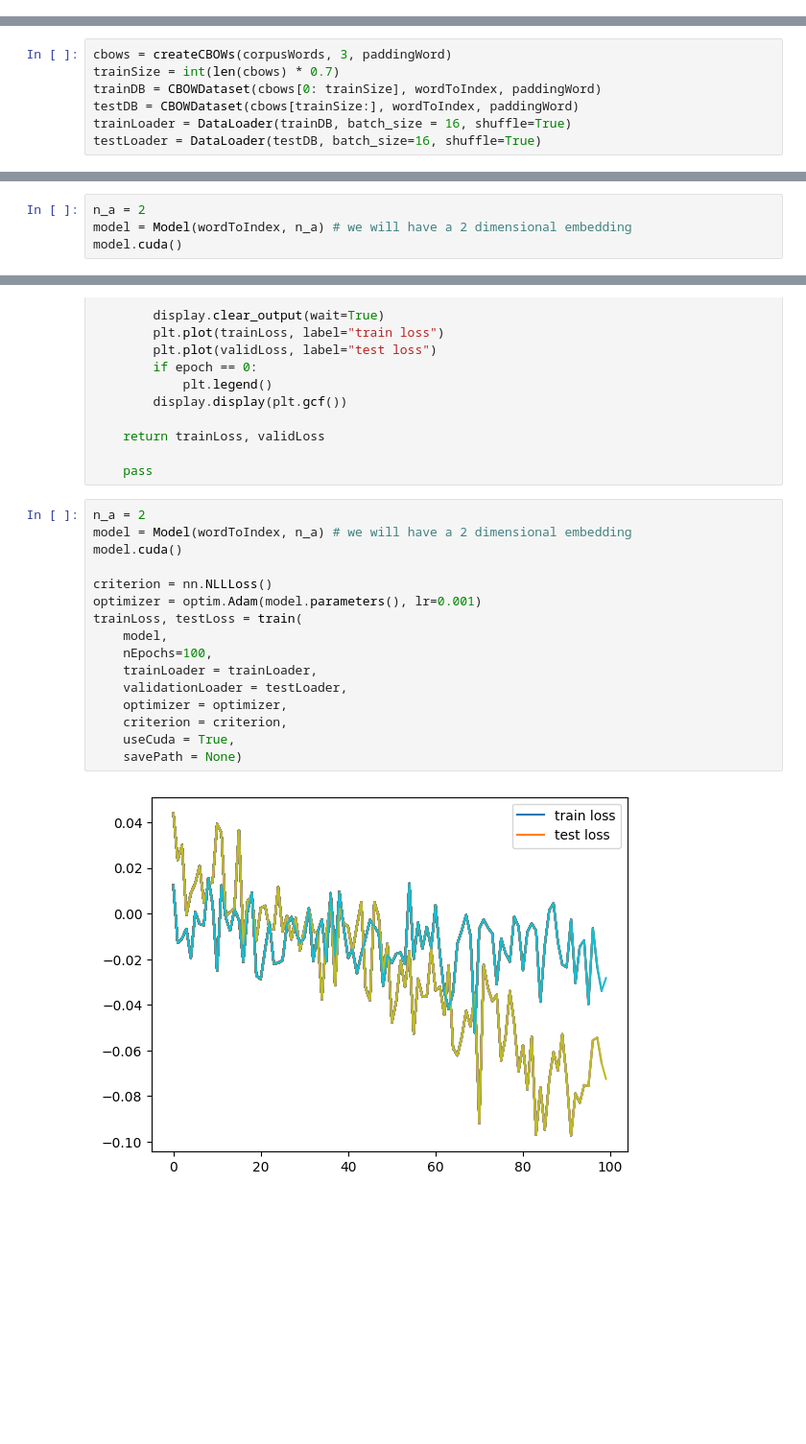
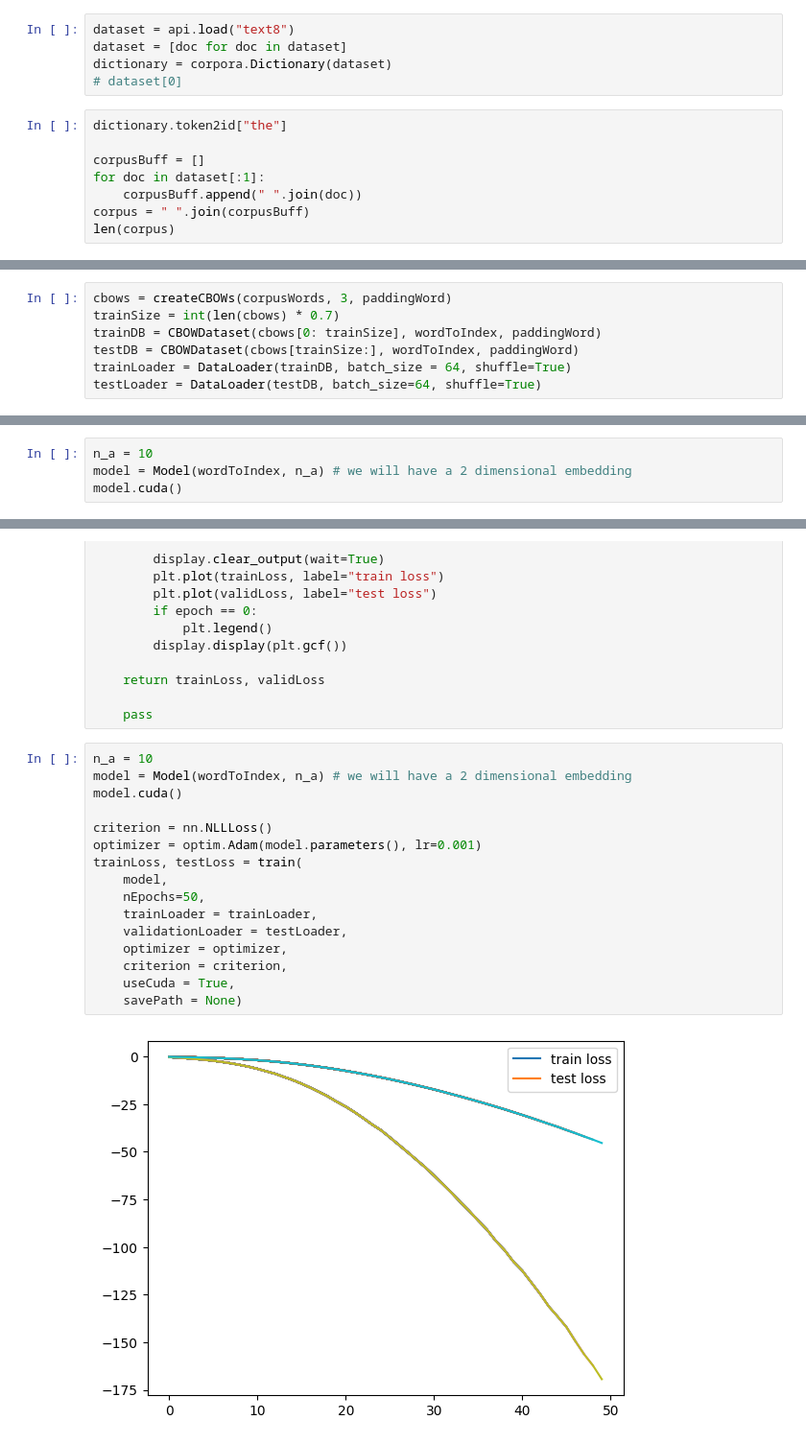
Before and after one commit to adhocmaster/nlp-practice, a Jupyter notebook: tasks/embedding-word2vec.ipynb, the cells around one changed output, grey strips where cells are left out. Shown: that part at 96% size. Saved outputs shown, nothing was run; the diff lists cells and outputs as text; blank space fills up the shorter version.

```diff
--- a/tasks/embedding-word2vec.ipynb
+++ b/tasks/embedding-word2vec.ipynb
@@ -52,0 +55,13 @@ dataDir
+# %%
+dataset = api.load("text8")
+dataset = [doc for doc in dataset]
+dictionary = corpora.Dictionary(dataset)
+# dataset[0]
+# %%
+dictionary.token2id["the"]
+
+corpusBuff = []
+for doc in dataset[:1]:
+    corpusBuff.append(" ".join(doc))
+corpus = " ".join(corpusBuff)
+len(corpus)
@@ -183,8 +202,8 @@ cbows = createCBOWs(corpusWords, 3, paddingWord)
 trainSize = int(len(cbows) * 0.7)
 trainDB = CBOWDataset(cbows[0: trainSize], wordToIndex, paddingWord)
 testDB = CBOWDataset(cbows[trainSize:], wordToIndex, paddingWord)
-trainLoader = DataLoader(trainDB, batch_size = 16, shuffle=True)
-testLoader = DataLoader(testDB, batch_size=16, shuffle=True)
+trainLoader = DataLoader(trainDB, batch_size = 64, shuffle=True)
+testLoader = DataLoader(testDB, batch_size=64, shuffle=True)
 # %%
 cbows[:3]
 # %% [output]
@@ -224,7 +243,7 @@ class Model(nn.Module):
         A2 = self.W2.T @ A1 # nx, n_a @ n_a, m -> nx, m
         return A2.T
 # %%
-n_a = 2
+n_a = 10
 model = Model(wordToIndex, n_a) # we will have a 2 dimensional embedding
 model.cuda()
 # %% [output]
@@ -307,20 +326,20 @@ def train(
 
     pass
 # %%
-n_a = 2
+n_a = 10
 model = Model(wordToIndex, n_a) # we will have a 2 dimensional embedding
 model.cuda()
 
 criterion = nn.NLLLoss()
 optimizer = optim.Adam(model.parameters(), lr=0.001)
 trainLoss, testLoss = train(
     model,
-    nEpochs=100,
+    nEpochs=50,
     trainLoader = trainLoader,
     validationLoader = testLoader,
     optimizer = optimizer,
     criterion = criterion,
     useCuda = True,
     savePath = None)
 # %% [output]
-[figure, old version]
+[figure, new version]
```
Also changed, not shown: parts of 13 cells of this notebook, 2 other files.
